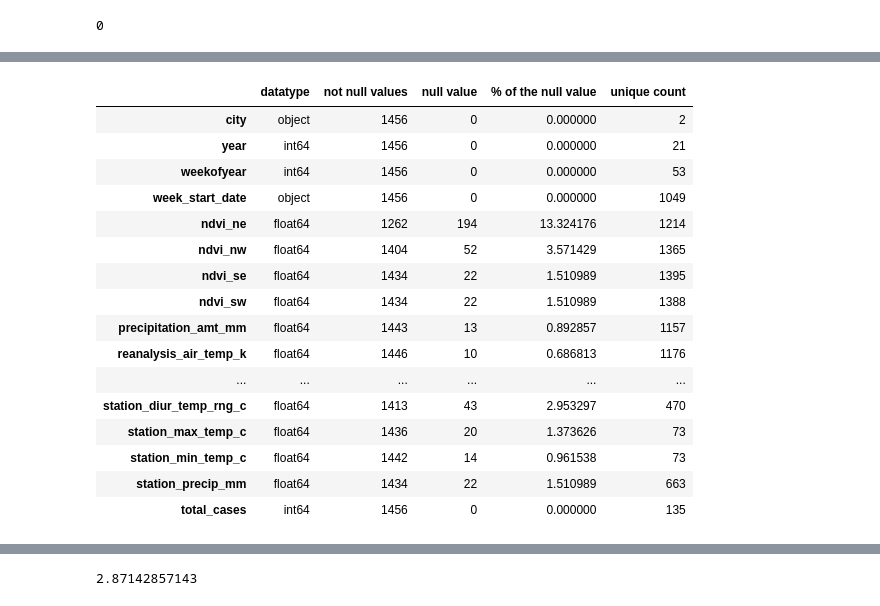
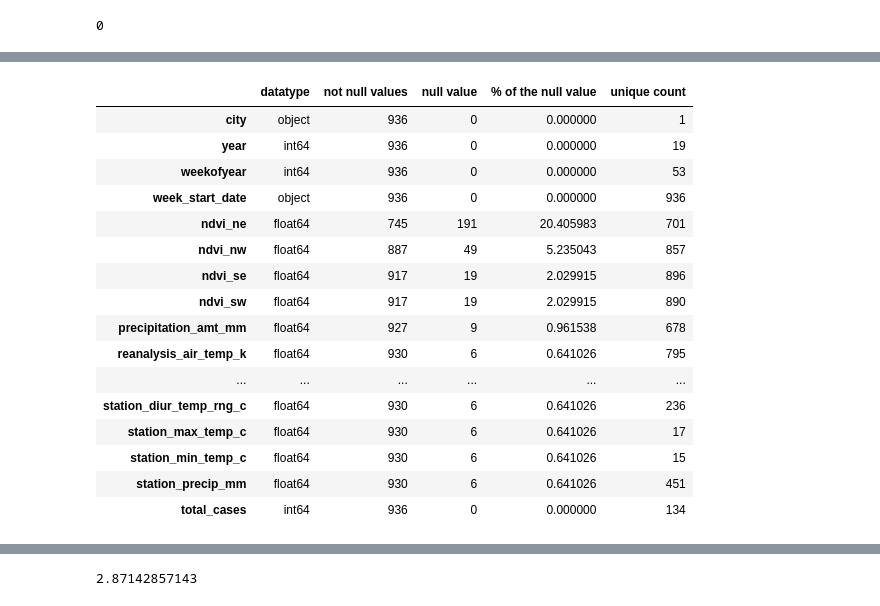
Before and after one commit to Sumitmeharwade/dengAI, a Jupyter notebook: DengAI.ipynb, the cells around one changed output, grey strips where cells are left out. Saved outputs shown, nothing was run; the diff lists cells and outputs as text; code cells hidden in the pictures.

```diff
--- a/DengAI.ipynb
+++ b/DengAI.ipynb
@@ -117,3 +128,6 @@ dtype: int64
 df.duplicated().sum()
 # %% [output]
 0
+# %%
+dfsj=df[df['city']=='sj']
+dfiq=df[df['city']=='iq']
@@ -120,29 +154,29 @@ df.duplicated().sum()
 # %%
 def dengAIinfo():
-  temp=pd.DataFrame(index=df.columns)
-  temp["datatype"]=df.dtypes
-  temp["not null values"]=df.count()
-  temp["null value"]=df.isnull().sum()
-  temp["% of the null value"]=df.isnull().mean()*100
-  temp["unique count"]=df.nunique()
-  return temp
+   temp=pd.DataFrame(index=dfsj.columns)
+   temp["datatype"]=dfsj.dtypes
+   temp["not null values"]=dfsj.count()
+   temp["null value"]=dfsj.isnull().sum()
+   temp["% of the null value"]=dfsj.isnull().mean()*100
+   temp["unique count"]=dfsj.nunique()
+   return temp
 dengAIinfo()
 #info on the dataset regarding null values
 # %% [output]
 |  | datatype | not null values | null value | % of the null value | unique count |
-| city | object | 1456 | 0 | 0.000000 | 2 |
-| year | int64 | 1456 | 0 | 0.000000 | 21 |
-| weekofyear | int64 | 1456 | 0 | 0.000000 | 53 |
-| week_start_date | object | 1456 | 0 | 0.000000 | 1049 |
-| ndvi_ne | float64 | 1262 | 194 | 13.324176 | 1214 |
-| ndvi_nw | float64 | 1404 | 52 | 3.571429 | 1365 |
-| ndvi_se | float64 | 1434 | 22 | 1.510989 | 1395 |
-| ndvi_sw | float64 | 1434 | 22 | 1.510989 | 1388 |
-| precipitation_amt_mm | float64 | 1443 | 13 | 0.892857 | 1157 |
-| reanalysis_air_temp_k | float64 | 1446 | 10 | 0.686813 | 1176 |
+| city | object | 936 | 0 | 0.000000 | 1 |
+| year | int64 | 936 | 0 | 0.000000 | 19 |
+| weekofyear | int64 | 936 | 0 | 0.000000 | 53 |
+| week_start_date | object | 936 | 0 | 0.000000 | 936 |
+| ndvi_ne | float64 | 745 | 191 | 20.405983 | 701 |
+| ndvi_nw | float64 | 887 | 49 | 5.235043 | 857 |
+| ndvi_se | float64 | 917 | 19 | 2.029915 | 896 |
+| ndvi_sw | float64 | 917 | 19 | 2.029915 | 890 |
+| precipitation_amt_mm | float64 | 927 | 9 | 0.961538 | 678 |
+| reanalysis_air_temp_k | float64 | 930 | 6 | 0.641026 | 795 |
 | ... | ... | ... | ... | ... | ... |
-| station_diur_temp_rng_c | float64 | 1413 | 43 | 2.953297 | 470 |
-| station_max_temp_c | float64 | 1436 | 20 | 1.373626 | 73 |
-| station_min_temp_c | float64 | 1442 | 14 | 0.961538 | 73 |
-| station_precip_mm | float64 | 1434 | 22 | 1.510989 | 663 |
-| total_cases | int64 | 1456 | 0 | 0.000000 | 135 |
+| station_diur_temp_rng_c | float64 | 930 | 6 | 0.641026 | 236 |
+| station_max_temp_c | float64 | 930 | 6 | 0.641026 | 17 |
+| station_min_temp_c | float64 | 930 | 6 | 0.641026 | 15 |
+| station_precip_mm | float64 | 930 | 6 | 0.641026 | 451 |
+| total_cases | int64 | 936 | 0 | 0.000000 | 134 |
```
Also changed, not shown: parts of 149 cells of this notebook.
